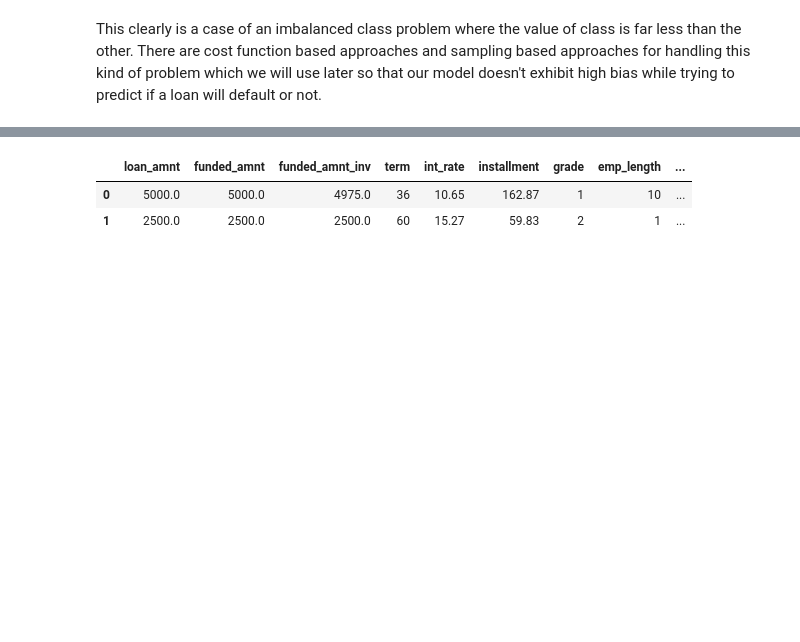
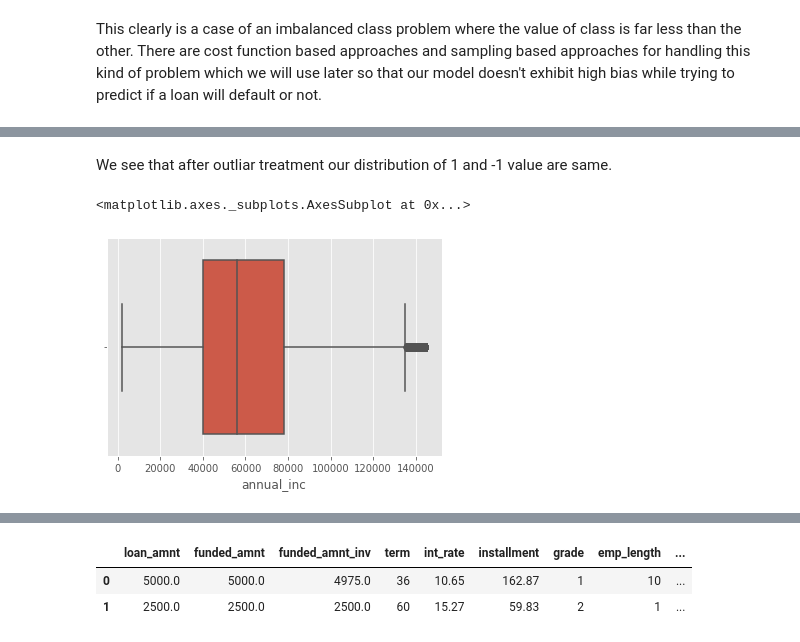
Before and after one commit to chinu1997/Capstone-Project2-Team2, a Jupyter notebook: Chinmaya_Devprasad_team_2_of_Loan_Default_Prediction_Capstone_Project.ipynb, the cells around one changed output, grey strips where cells are left out. Drawn from its saved outputs; the diff is of its cells as text; code cells hidden in the pictures; blank space fills up the shorter version.

```diff
--- a/Chinmaya_Devprasad_team_2_of_Loan_Default_Prediction_Capstone_Project.ipynb
+++ b/Chinmaya_Devprasad_team_2_of_Loan_Default_Prediction_Capstone_Project.ipynb
@@ -191,0 +344,7 @@ Name: home_ownership, dtype: int64
+# %% [markdown]
+We see that after outliar treatment our distribution of 1 and -1 value are same.
+# %%
+sns.boxplot(lending_df['annual_inc'])
+# %% [output]
+<matplotlib.axes._subplots.AxesSubplot at 0x...>
+[figure, added]
```
Also changed, not shown: parts of 59 cells of this notebook.
